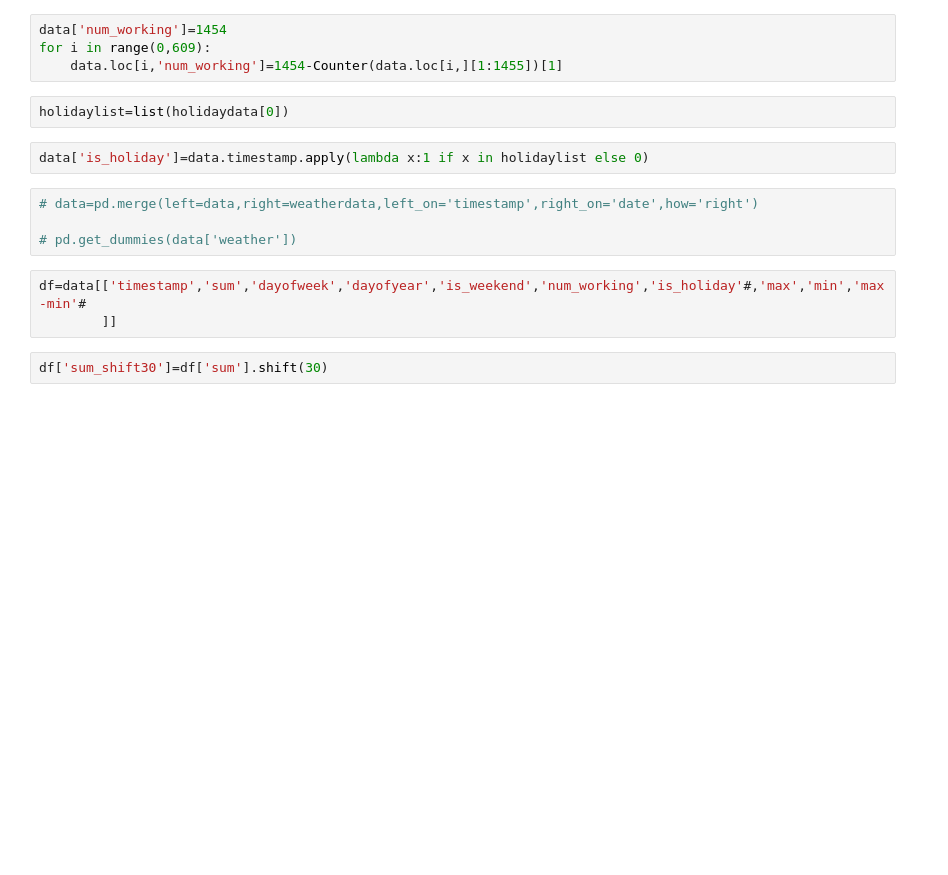
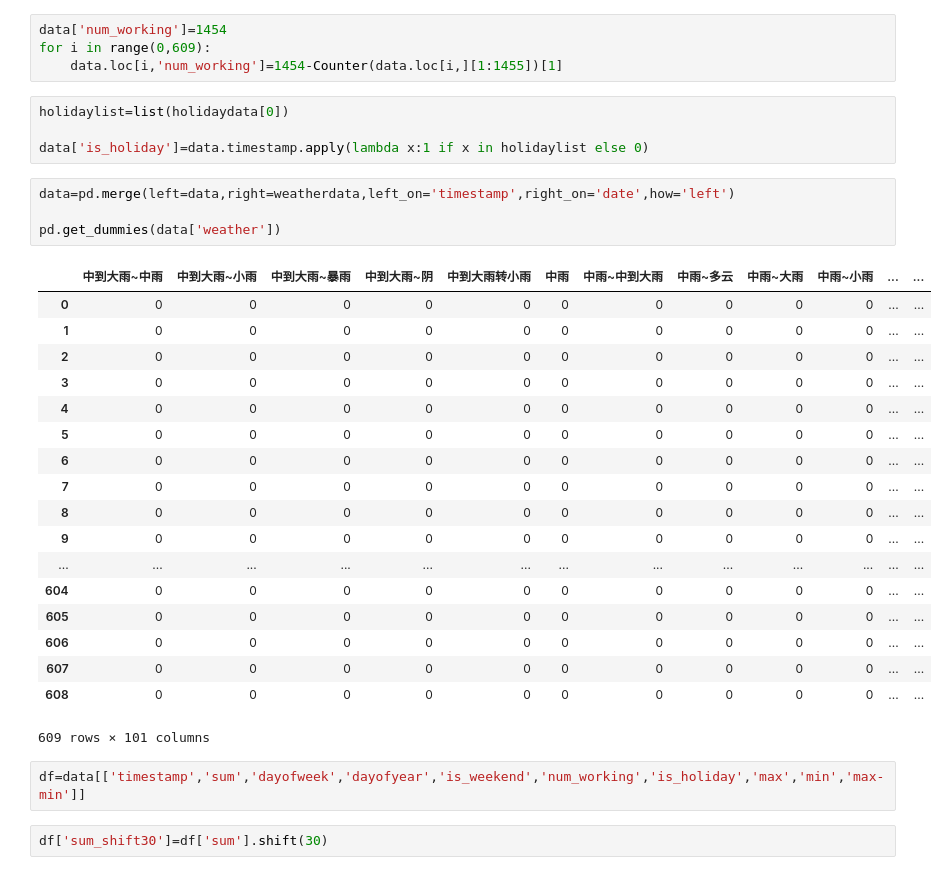
Before and after one commit to imageliu/tianchi_power, a Jupyter notebook: measure2.ipynb, the cells around one changed output. Drawn from its saved outputs; the diff is of its cells as text; blank space fills up the shorter version.

```diff
--- a/measure2.ipynb
+++ b/measure2.ipynb
@@ -36,17 +37,35 @@ data['is_weekend']=data['timestamp'].apply(lambda x:1 if x.dayofweek in range(5,
 data['num_working']=1454
 for i in range(0,609):
     data.loc[i,'num_working']=1454-Counter(data.loc[i,][1:1455])[1]
-# %%
-holidaylist=list(holidaydata[0])
 # %%
+holidaylist=list(holidaydata[0])
+
 data['is_holiday']=data.timestamp.apply(lambda x:1 if x in holidaylist else 0)
 # %%
-# data=pd.merge(left=data,right=weatherdata,left_on='timestamp',right_on='date',how='right')
+data=pd.merge(left=data,right=weatherdata,left_on='timestamp',right_on='date',how='left')
 
-# pd.get_dummies(data['weather'])
+pd.get_dummies(data['weather'])
+# %% [output]
+|  | 中到大雨~中雨 | 中到大雨~小雨 | 中到大雨~暴雨 | 中到大雨~阴 | 中到大雨转小雨 | 中雨 | 中雨~中到大雨 | 中雨~多云 | 中雨~大雨 | 中雨~小雨 | ... | ... |
+| 0 | 0 | 0 | 0 | 0 | 0 | 0 | 0 | 0 | 0 | 0 | ... | ... |
+| 1 | 0 | 0 | 0 | 0 | 0 | 0 | 0 | 0 | 0 | 0 | ... | ... |
+| 2 | 0 | 0 | 0 | 0 | 0 | 0 | 0 | 0 | 0 | 0 | ... | ... |
+| 3 | 0 | 0 | 0 | 0 | 0 | 0 | 0 | 0 | 0 | 0 | ... | ... |
+| 4 | 0 | 0 | 0 | 0 | 0 | 0 | 0 | 0 | 0 | 0 | ... | ... |
+| 5 | 0 | 0 | 0 | 0 | 0 | 0 | 0 | 0 | 0 | 0 | ... | ... |
+| 6 | 0 | 0 | 0 | 0 | 0 | 0 | 0 | 0 | 0 | 0 | ... | ... |
+| 7 | 0 | 0 | 0 | 0 | 0 | 0 | 0 | 0 | 0 | 0 | ... | ... |
+| 8 | 0 | 0 | 0 | 0 | 0 | 0 | 0 | 0 | 0 | 0 | ... | ... |
+| 9 | 0 | 0 | 0 | 0 | 0 | 0 | 0 | 0 | 0 | 0 | ... | ... |
+| ... | ... | ... | ... | ... | ... | ... | ... | ... | ... | ... | ... | ... |
+| 604 | 0 | 0 | 0 | 0 | 0 | 0 | 0 | 0 | 0 | 0 | ... | ... |
+| 605 | 0 | 0 | 0 | 0 | 0 | 0 | 0 | 0 | 0 | 0 | ... | ... |
+| 606 | 0 | 0 | 0 | 0 | 0 | 0 | 0 | 0 | 0 | 0 | ... | ... |
+| 607 | 0 | 0 | 0 | 0 | 0 | 0 | 0 | 0 | 0 | 0 | ... | ... |
+| 608 | 0 | 0 | 0 | 0 | 0 | 0 | 0 | 0 | 0 | 0 | ... | ... |
+609 rows × 101 columns
 # %%
-df=data[['timestamp','sum','dayofweek','dayofyear','is_weekend','num_working','is_holiday'#,'max','min','max-min'#
-        ]]
+df=data[['timestamp','sum','dayofweek','dayofyear','is_weekend','num_working','is_holiday','max','min','max-min']]
 # %%
 df['sum_shift30']=df['sum'].shift(30)
 # %%
```
Also changed, not shown: parts of 5 cells of this notebook, 1 other file.
